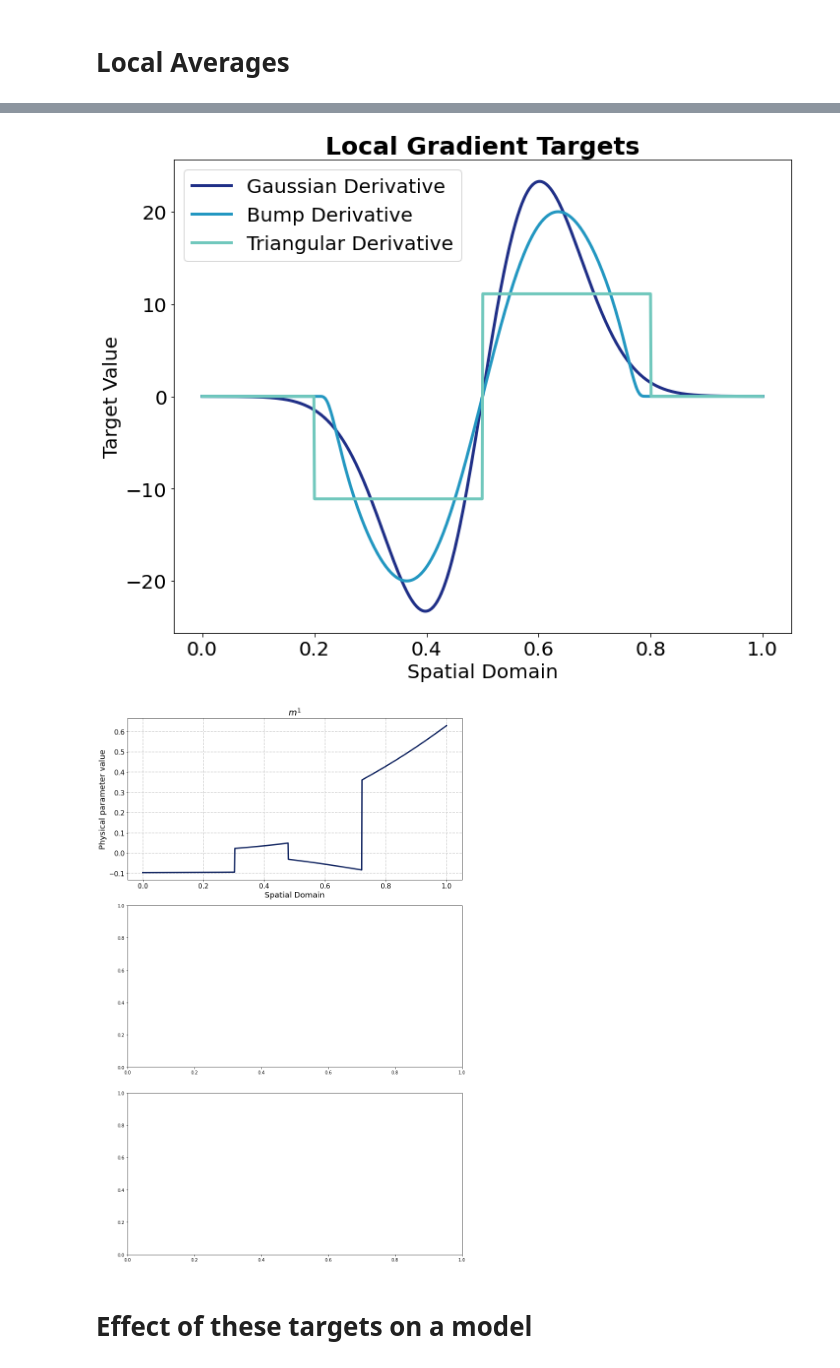
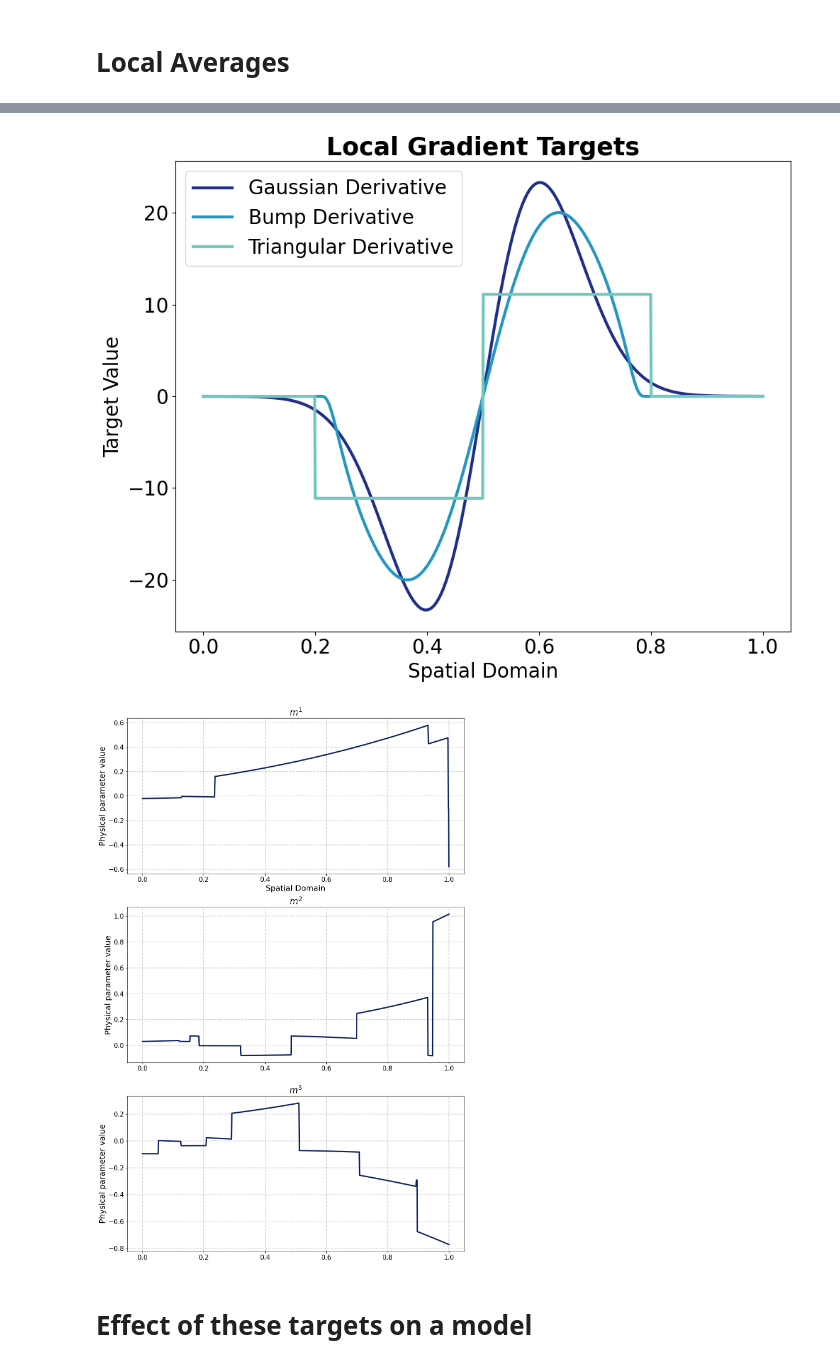
Before and after one commit to Adrian-Mag/SOLA_DLI, a Jupyter notebook: examples/Target_Paper_Examples/Target_Kernels.ipynb, the cells around one changed output, grey strips where cells are left out. Drawn from its saved outputs; the diff is of its cells as text; code cells hidden in the pictures.

```diff
--- a/examples/Target_Paper_Examples/Target_Kernels.ipynb
+++ b/examples/Target_Paper_Examples/Target_Kernels.ipynb
@@ -21,11 +24,11 @@ physical_parameters = ['m_1', 'm_2', 'm_3']
 
 physical_parameters_symbols = {'m_1': '$m^1$', 'm_2': '$m^2$', 'm_3': '$m^3$'}
 no_of_params = len(physical_parameters)
-domain = HyperParalelipiped(bounds=[[0, 1]], fineness=1000)
-constituent_models_spaces = [PCb(domain=domain) for _ in physical_parameters]
+domain = domains.HyperParalelipiped(bounds=[[0, 1]], fineness=1000)
+constituent_models_spaces = [spaces.PCb(domain=domain) for _ in physical_parameters]
 # Create a dictionary with physical_parameters as keys
 models_dict = {param: model_space for param, model_space in zip(physical_parameters, constituent_models_spaces)}
-M = DirectSumSpace(tuple(constituent_models_spaces))
+M = spaces.DirectSumSpace(tuple(constituent_models_spaces))
 # %%
 ###################################
 # Create property mappings and space
@@ -116,8 +119,8 @@ plt.show()
 # %%
 plt.figure('local averages', figsize=(10,8))
-plt.plot(domain.mesh, dgaussian.evaluate(domain.mesh)[1], color=palette[90], linewidth=3, label='Gaussian Derivative')
-plt.plot(domain.mesh, dbump.evaluate(domain.mesh, check_if_in_domain=False)[1], color=palette[60], linewidth=3, label='Bump Derivative')
-plt.plot(domain.mesh, haar.evaluate(domain.mesh)[1], color=palette[40], linewidth=3, label='Triangular Derivative')
+plt.plot(domain.mesh, dgaussian.evaluate(domain.mesh), color=palette[90], linewidth=3, label='Gaussian Derivative')
+plt.plot(domain.mesh, dbump.evaluate(domain.mesh, check_if_in_domain=False), color=palette[60], linewidth=3, label='Bump Derivative')
+plt.plot(domain.mesh, haar.evaluate(domain.mesh), color=palette[40], linewidth=3, label='Triangular Derivative')
 
 # Add labels and title
 plt.xlabel('Spatial Domain', fontsize=20)
@@ -138,27 +141,27 @@ plt.tight_layout()
 plt.savefig('Derivative_Targets.png', dpi=300)  # Save the plot as a high-resolution image
 plt.show()
 # %% [output]
-[figure, old version]
+[figure, new version]
 # %%
 #################################
 # Create fake true model and data
 #################################
-true_model = M.random_member(args_list=[(4,)])
+true_model = M.random_member(args_list=[(1,), (2,), (3,)])
 
 fig, axes = plt.subplots(len(physical_parameters), 1, figsize=(12,6*len(physical_parameters)))
 for i, (submodel, physical_parameter) in enumerate(zip(true_model, physical_parameters)):
-    axes[i].plot(domain.mesh, submodel.evaluate(domain.mesh)[1],
+    axes[i].plot(domain.mesh, submodel.evaluate(domain.mesh),
             label='True Model', color=palette[99], linewidth=3)
     axes[i].set_title(physical_parameters_symbols[physical_parameter], fontsize=20)
     axes[i].set_ylabel('Physical parameter value', fontsize=18)
     axes[i].tick_params(axis='both', which='major', labelsize=15)
     axes[i].grid(True, linestyle='--', linewidth=1.5, color='lightgray')  # Add gridlines
 axes[0].set_xlabel('Spatial Domain', fontsize=18)
 plt.tight_layout()  # Adjust layout to prevent clipping of labels
 plt.savefig('truth.png', dpi=300, bbox_inches='tight')  # Save figure
 plt.show()
 # %% [output]
-[figure, old version]
+[figure, new version]
 # %% [markdown]
 # Effect of these targets on a model
 # %%
```
Also changed, not shown: parts of 7 cells of this notebook, 9 other files.
